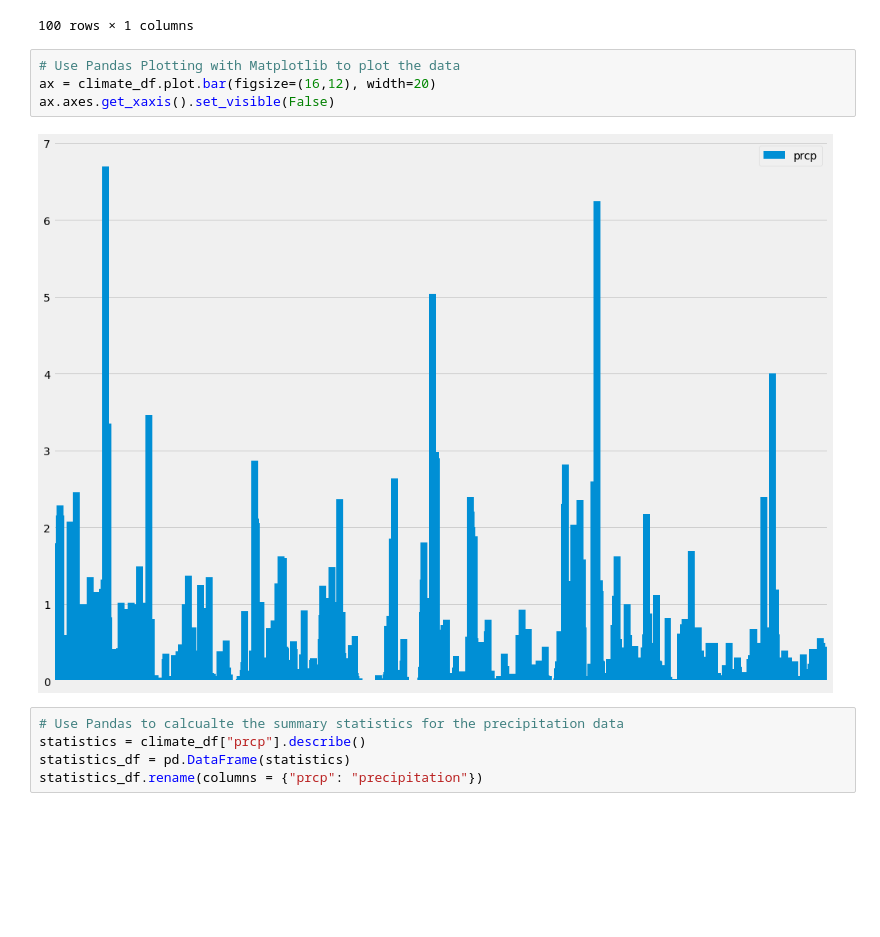
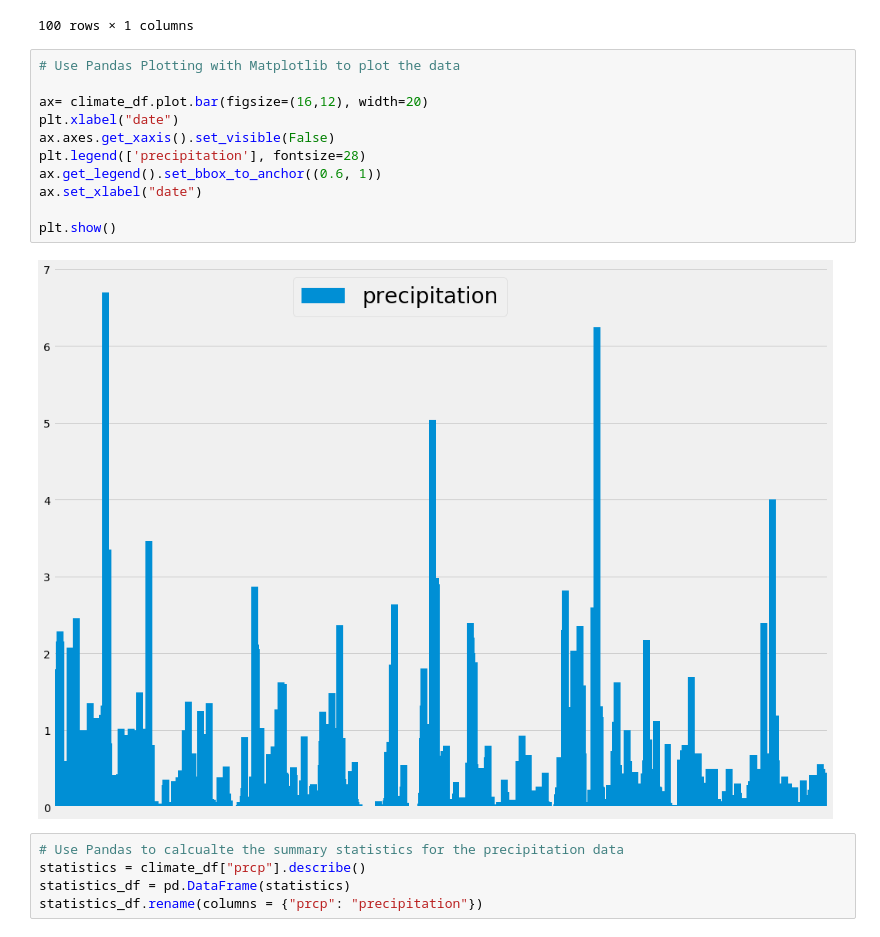
Before and after one commit to nadireag/sqlalchemy-challenge, a Jupyter notebook: ClimatePy.ipynb, the cells around one changed output. Saved outputs shown, nothing was run; the diff lists cells and outputs as text; blank space fills up the shorter version.

Commit message:
added plots

```diff
--- a/ClimatePy.ipynb
+++ b/ClimatePy.ipynb
@@ -101,10 +102,17 @@ climate_df.head(100)
 100 rows × 1 columns
 # %%
 # Use Pandas Plotting with Matplotlib to plot the data
-ax = climate_df.plot.bar(figsize=(16,12), width=20)
+
+ax= climate_df.plot.bar(figsize=(16,12), width=20)
+plt.xlabel("date")
 ax.axes.get_xaxis().set_visible(False)
+plt.legend(['precipitation'], fontsize=28)
+ax.get_legend().set_bbox_to_anchor((0.6, 1))
+ax.set_xlabel("date")
+
+plt.show()
 # %% [output]
-[figure, old version]
+[figure, new version]
 # %%
 # Use Pandas to calcualte the summary statistics for the precipitation data
 statistics = climate_df["prcp"].describe()
```
Also changed, not shown: parts of 15 cells of this notebook.
